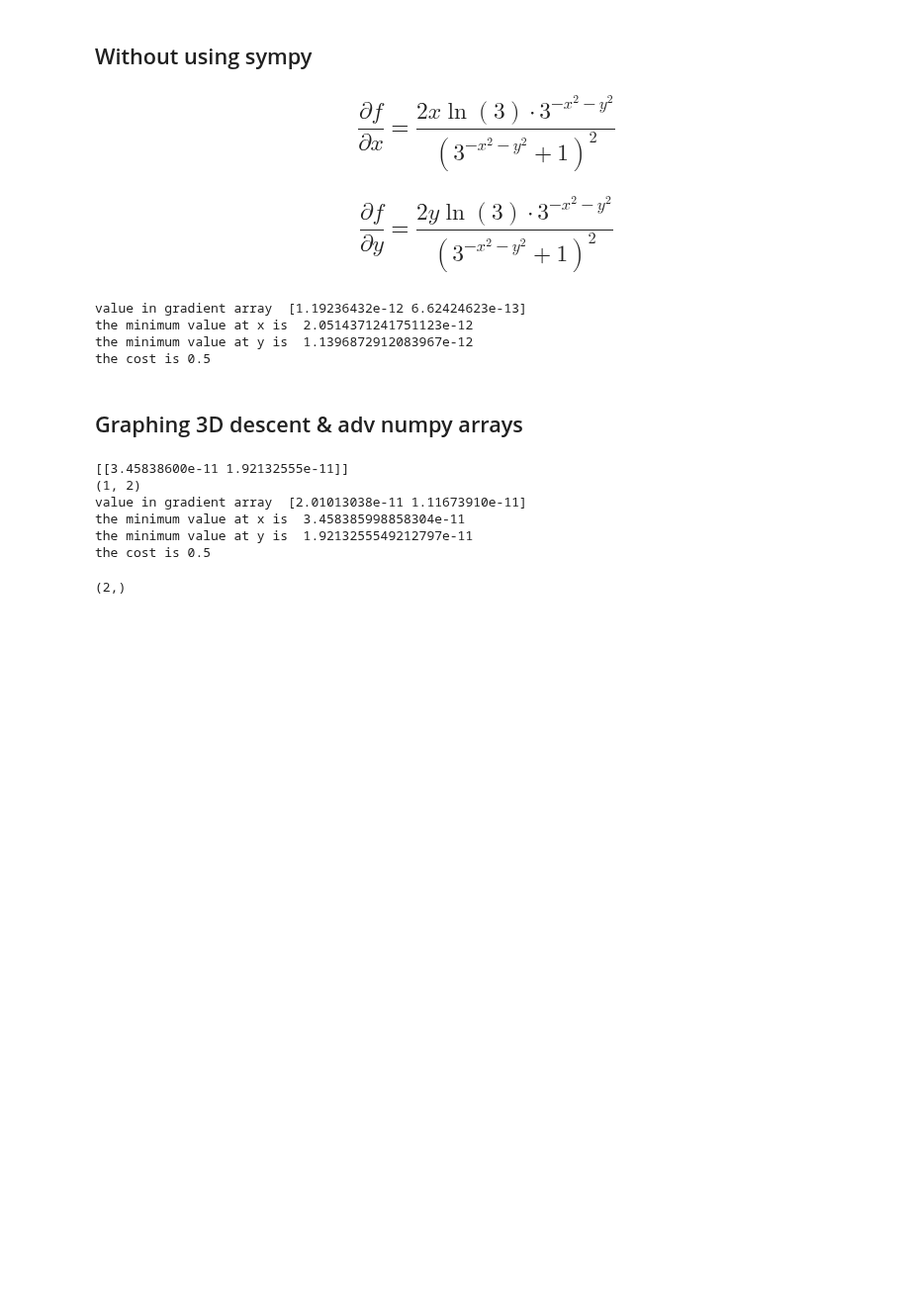
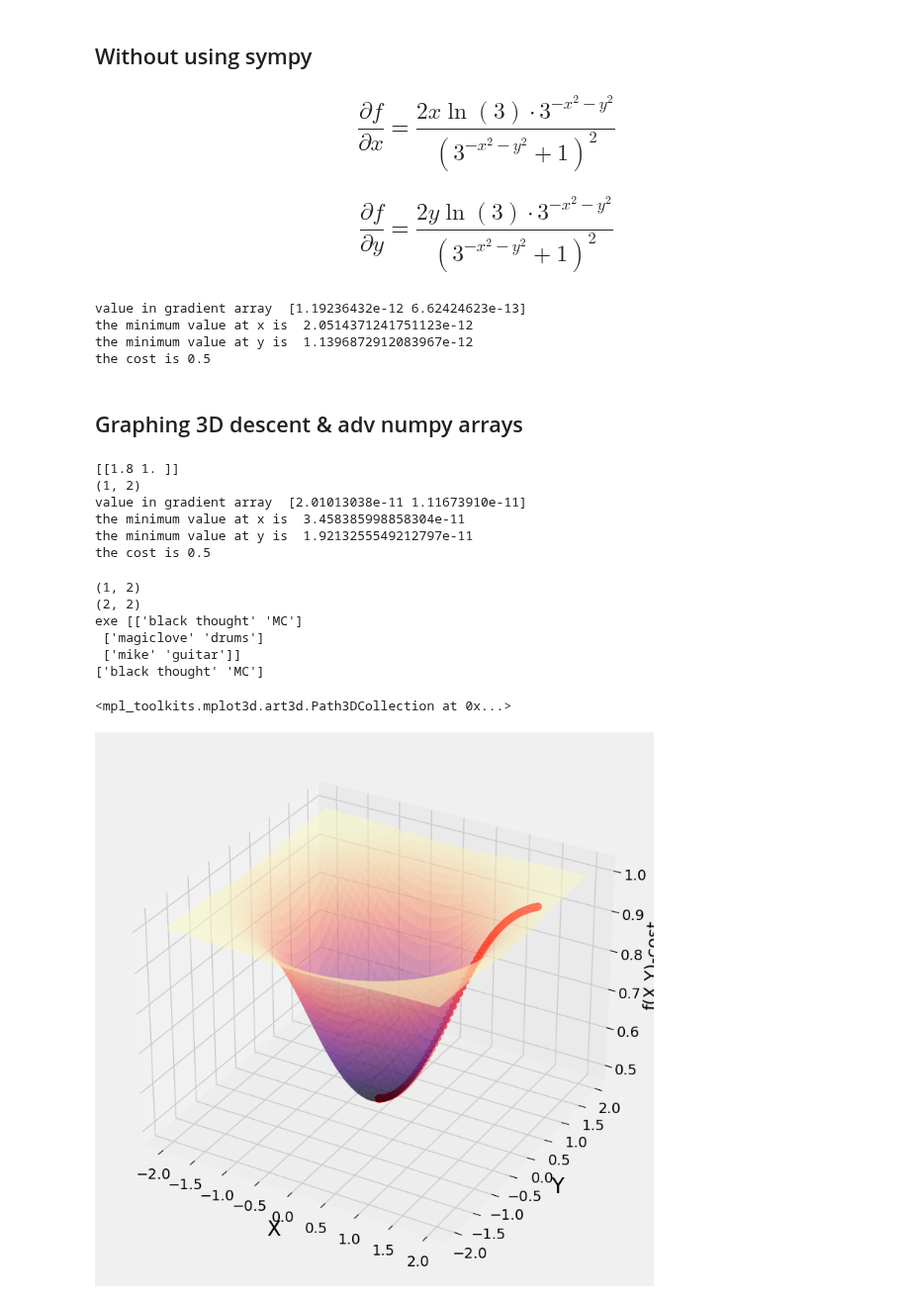
Before and after one commit to kuljeet234/Minor-ML-projects, a Jupyter notebook: gradient descent/gradient descent.ipynb, the cells around one changed output. Shown at 99% size. Cells and saved outputs as stored; diff of their text form; code cells hidden in the pictures; blank space fills up the shorter version.

```diff
--- a/gradient descent/gradient descent.ipynb
+++ b/gradient descent/gradient descent.ipynb
@@ -444,17 +445,21 @@ the cost is 0.5
 
 mulitplier = 0.1
 max_iter = 500
+params = np.array([1.8,1.0])
 values_array = params.reshape(1,2)
 print(values_array)
 
 print(values_array.shape)
-params = np.array([1.8,1.0])
+
+
 
 for n in range(max_iter):
     gradient_x = fpx(params[0],params[1])
     gradient_y = fpy(params[0],params[1])
     gradients = np.array([gradient_x,gradient_y])
     params = params - mulitplier*gradients
+    #values_array = np.append(values_array,params.reshape(1,2), axis =0)
+    values_array = np.concatenate((values_array,params.reshape(1,2)),axis =0)
 
 #results
 print("value in gradient array ",gradients)
@@ -462,7 +467,7 @@ print('the minimum value at x is ',params[0])
 print('the minimum value at y is ',params[1])
 print('the cost is',f(params[0],params[1]))
 # %% [output]
-[[3.45838600e-11 1.92132555e-11]]
+[[1.8 1. ]]
 (1, 2)
 value in gradient array  [2.01013038e-11 1.11673910e-11]
 the minimum value at x is  3.458385998858304e-11
@@ -471,8 +476,35 @@ the cost is 0.5
 # %%
 # adv numpy
 
-nicknames = np.array(['mike','ronan'])
+nicknames = np.array(['mike','guitar'])
 nicknames = nicknames.reshape(1,2)
 print(nicknames.shape)
+hs_band = np.array([['black thought', 'MC'],['magiclove', 'drums']])
+print(hs_band.shape)
+
+roots = np.append(arr = hs_band, values=nicknames, axis= 0)
+
+print("exe",roots)
+print(roots[0,:])
 # %% [output]
-(2,)
+(1, 2)
+(2, 2)
+exe [['black thought' 'MC']
+ ['magiclove' 'drums']
+ ['mike' 'guitar']]
+['black thought' 'MC']
+# %%
+#designing a 3-d graph
+fig = plt.figure(figsize=(9,9))
+ax = fig.add_subplot(111,projection = '3d')
+
+
+ax.set_xlabel('X', fontsize = 20)
+ax.set_ylabel('Y', fontsize = 20)
+ax.set_zlabel('f(X,Y)-cost')
+ax.plot_surface(x_4,y_4,f(x_4,y_4),color='red',cmap= cm.magma, alpha = 0.5)
+ax.scatter(values_array[:, 0],values_array[:, 1],
+           f(values_array[:, 0],values_array[:, 1]),s =50, color ='red')
+# %% [output]
+<mpl_toolkits.mplot3d.art3d.Path3DCollection at 0x...>
+[figure, added]
```
Also changed, not shown: parts of 4 cells of this notebook, 1 other file.
